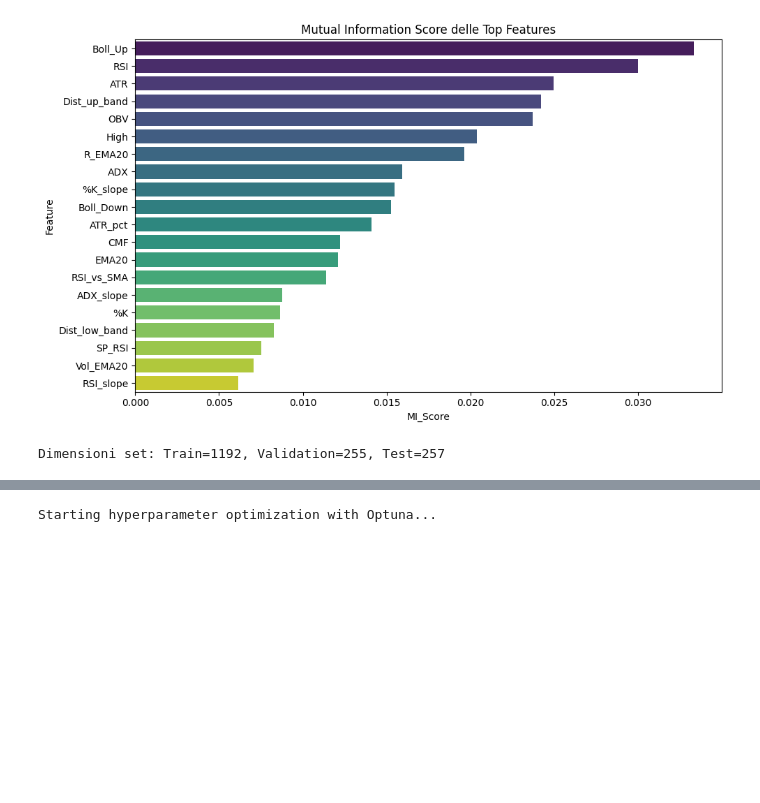
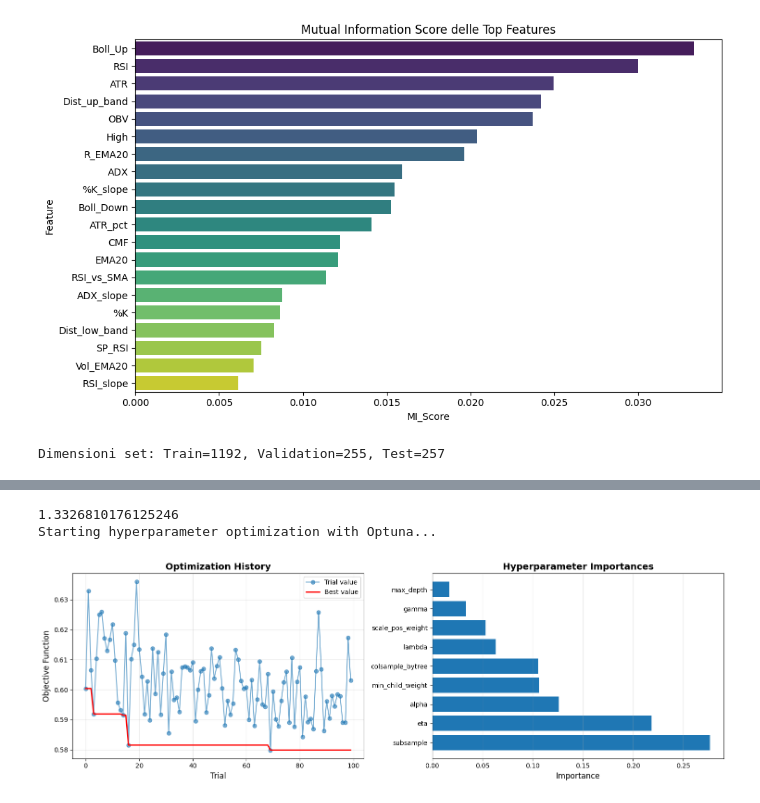
Before and after one commit to UniAlessioM/MarGui-Project, a Jupyter notebook: ImprovedPipeline.ipynb, the cells around one changed output, grey strips where cells are left out. Cells and saved outputs as stored; diff of their text form; code cells hidden in the pictures; blank space fills up the shorter version.

```diff
--- a/ImprovedPipeline.ipynb
+++ b/ImprovedPipeline.ipynb
@@ -308,52 +327,105 @@ plt.show()
 # %%
-num_rounds = 800
-early_stop = 10
+num_rounds = 1000
+early_stop = 20
 # %%
 import optuna
 optuna.logging.set_verbosity(optuna.logging.WARNING)
 
 # --- 2. TUNING CON OPTUNA (USANDO TRAIN E VALIDATION) ---
 pos_weight = np.sum(y_train == 0) / max(np.sum(y_train == 1), 1)
+print(pos_weight)
 
 def objective(trial: optuna.trial.Trial) -> float:
     params_trial = {
         'objective': 'binary:logistic',
         'eval_metric': 'logloss',
-        'eta': trial.suggest_float('eta', 0.01, 0.5, log=True),
-        'max_depth': trial.suggest_int('max_depth', 2, 4),
-        'lambda': trial.suggest_float('lambda', 0.1, 10.0, log=True),
-        'alpha': trial.suggest_float('alpha', 0.1, 10.0, log=True),
+        'booster': 'gbtree',
+        'eta': trial.suggest_float('eta', 0.005, 0.05, log=True),
+
+        # 2. FORCE ROBUSTNESS (Crucial for Finance)
+        # Higher min_child_weight prevents the model from learning specific
+        # price movements of specific days. It forces generalization.
+        'min_child_weight': trial.suggest_int('min_child_weight', 20, 50),
+
+        # 3. INCREASE DEPTH BUT LIMIT SPLITS
+        # Allow deeper trees to find complex patterns, but use Gamma to prune them hard.
+        'max_depth': trial.suggest_int('max_depth', 3, 9),
+        'gamma': trial.suggest_float('gamma', 1.0, 10.0), # Very high gamma acts as a conservative gatekeeper
+
+        # 4. REGULARIZATION
+        'lambda': trial.suggest_float('lambda', 1.0, 10.0, log=True),
+        'alpha': trial.suggest_float('alpha', 1.0, 10.0, log=True),
+
+        'scale_pos_weight': trial.suggest_float('scale_pos_weight', 0.999 * pos_weight, 1.001 * pos_weight),
+
         'subsample': trial.suggest_float('subsample', 0.6, 0.9),
         'colsample_bytree': trial.suggest_float('colsample_bytree', 0.6, 0.9),
-        'gamma': trial.suggest_float('gamma', 0, 5.0),
-        'scale_pos_weight': trial.suggest_float('scale_pos_weight', 0.9 * pos_weight, 1.1 * pos_weight),
         'random_state': 42,
     }
-
 
 
     # NOTA: Ora usiamo dval (il validation set) per la valutazione nel tuning
     model = xgb.train(
         params=params_trial,
         dtrain=dtrain,
         num_boost_round=num_rounds,
         evals=[(dval, 'validation')],
         early_stopping_rounds=early_stop,
         verbose_eval=False
     )
 
     # Previsioni sul validation set
     preds_proba = model.predict(dval, iteration_range=(0, model.best_iteration))
 
-    # L'obiettivo di Optuna è ottimizzato sul validation set
-    auc = roc_auc_score(y_val, preds_proba)
-    return float(1.0 - auc)
+    metric_score = average_precision_score(y_val, preds_proba)
+
+    # We want to MAXIMIZE precision/score, so we minimize the negative or inverse
+    return float(1.0 - metric_score)
 
 print("Starting hyperparameter optimization with Optuna...")
 study = optuna.create_study(direction='minimize', study_name='xgboost_tuning')
 study.optimize(objective, n_trials=100, show_progress_bar=True)
 
 best_params = study.best_params
+
+# Visualize optimization history with matplotlib
+fig, (ax1, ax2) = plt.subplots(1, 2, figsize=(15, 5))
+
+# Plot optimization history
+trials = study.trials
+trial_numbers = [t.number for t in trials]
+trial_values = [t.value for t in trials]
+
+# Handle possible None values returned by incomplete/failed trials:
+# - use +inf for min computation so None values don't interfere
+# - use np.nan for plotting so matplotlib will skip them
+numeric_for_min = [v if v is not None else float('inf') for v in trial_values]
+plot_values = [v if v is not None else np.nan for v in trial_values]
+
+best_values = [min(numeric_for_min[:i+1]) for i in range(len(numeric_for_min))]
+
+ax1.plot(trial_numbers, plot_values, 'o-', alpha=0.6, label='Trial value')
+ax1.plot(trial_numbers, best_values, 'r-', linewidth=2, label='Best value')
+ax1.set_xlabel('Trial', fontsize=12)
+ax1.set_ylabel('Objective Function', fontsize=12)
+ax1.set_title('Optimization History', fontsize=14, fontweight='bold')
+ax1.legend()
+ax1.grid(alpha=0.3)
+
+# Plot parameter importances
+importances = optuna.importance.get_param_importances(study)
+params_names = list(importances.keys())
+params_values = list(importances.values())
+
+ax2.barh(params_names, params_values)
+ax2.set_xlabel('Importance', fontsize=12)
+ax2.set_title('Hyperparameter Importances', fontsize=14, fontweight='bold')
+ax2.grid(axis='x', alpha=0.3)
+
+plt.tight_layout()
+plt.show()
 # %% [output]
+1.3326810176125246
 Starting hyperparameter optimization with Optuna...
+[figure, added]
 # %%
```
Also changed, not shown: parts of 9 cells of this notebook, 3 other files.
